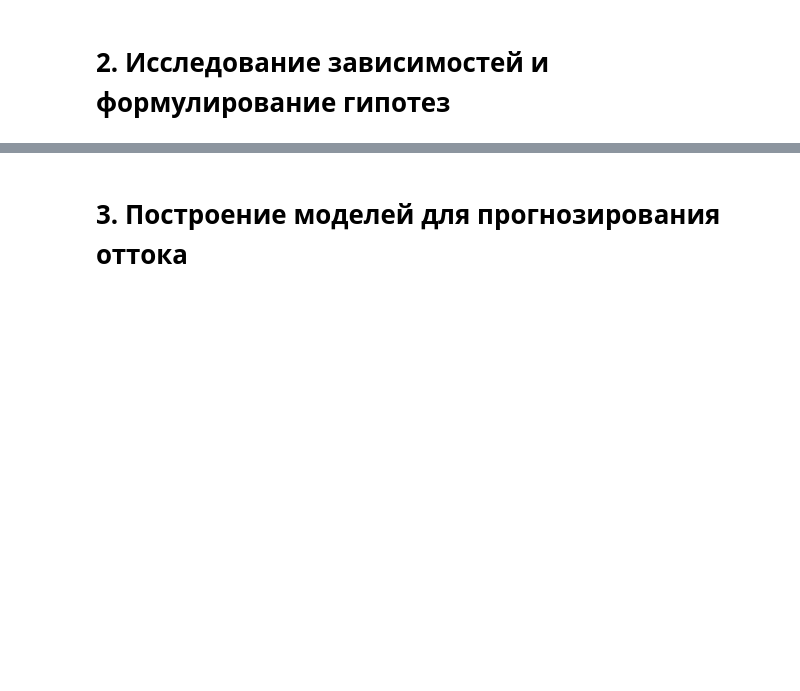
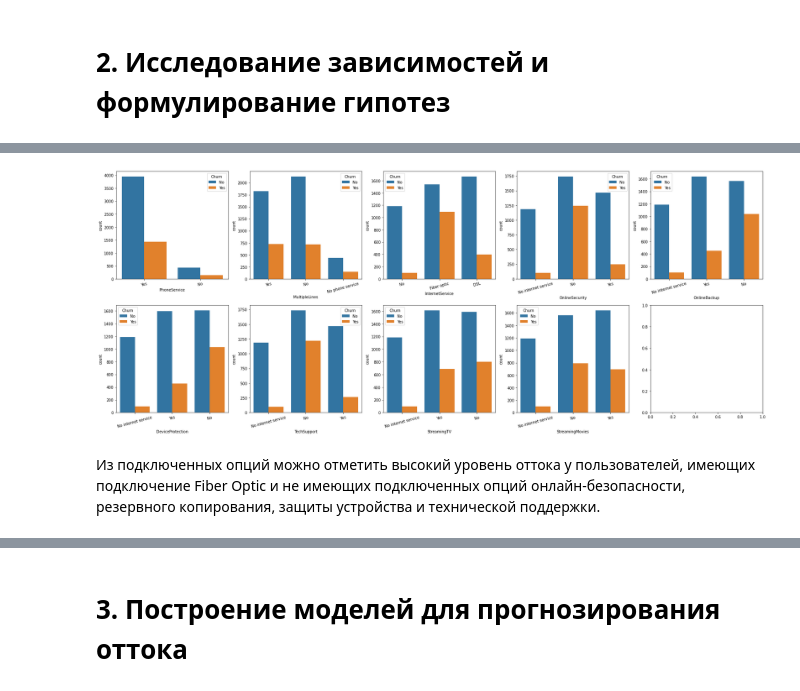
Before and after one commit to vegorovmsk/project_3_ml_beginner_level, a Jupyter notebook: Coursework_ML.ipynb, the cells around one changed output, grey strips where cells are left out. Drawn from its saved outputs; the diff is of its cells as text; code cells hidden in the pictures; blank space fills up the shorter version.

```diff
--- a/Coursework_ML.ipynb
+++ b/Coursework_ML.ipynb
@@ -75,0 +207,12 @@ _________
+# %%
+# Бинарные данные заменим на 1 и 0
+df[['Partner', 'Dependents']] = df[['Partner', 'Dependents']]\
+    .stack().map({'Yes': 1, 'No': 0}).unstack()
+# %%
+# Строим столбчатые графики распределения ушедших/оставшихся для признаков подключенных сервисов
+
+countplot_stat(df, service_features, hue='Churn')
+# %% [output]
+[figure, added]
+# %% [markdown]
+Из подключенных опций можно отметить высокий уровень оттока у пользователей, имеющих подключение Fiber Optic и не имеющих подключенных опций онлайн-безопасности, резервного копирования, защиты устройства и технической поддержки.
```
Also changed, not shown: parts of 42 cells of this notebook.
